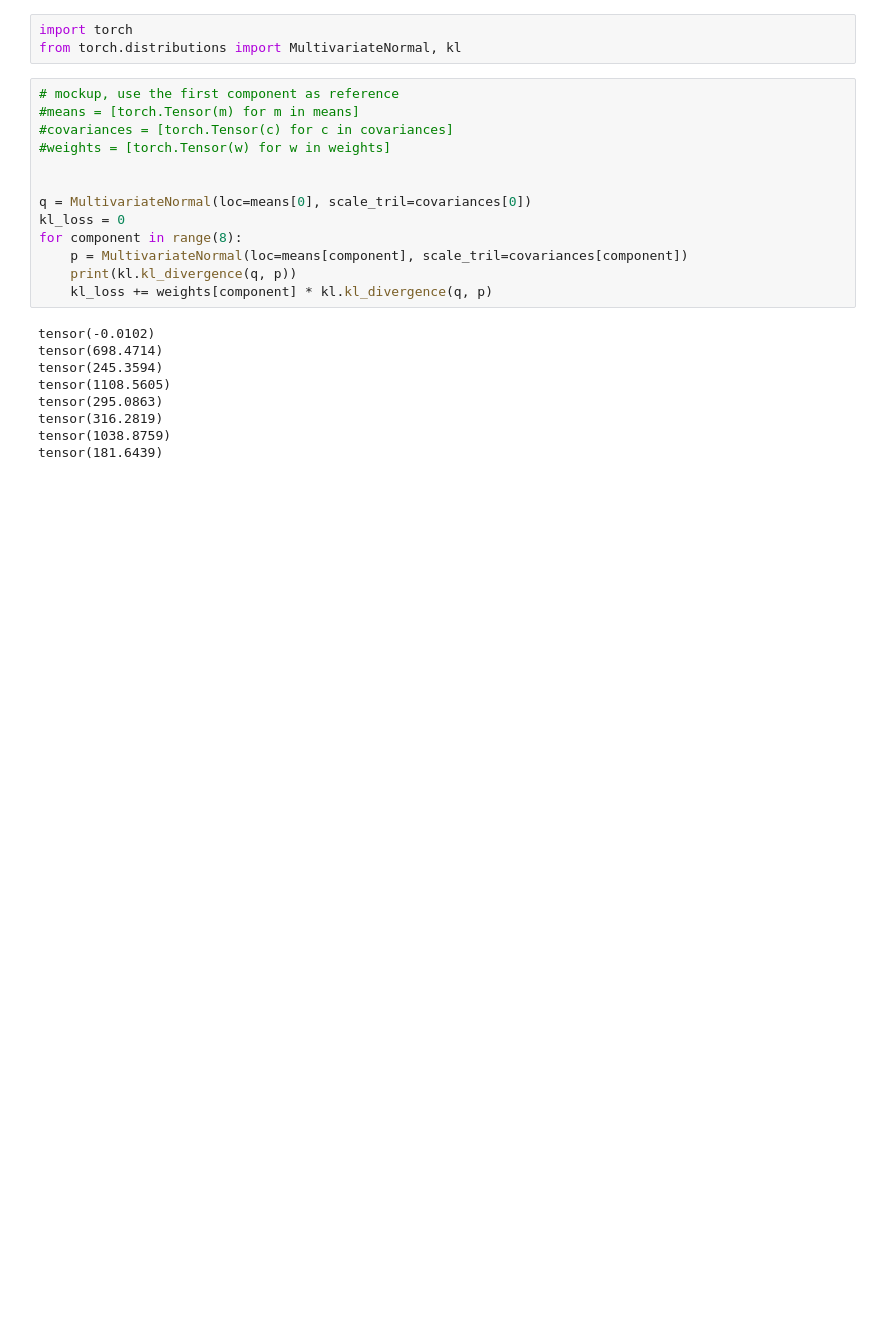
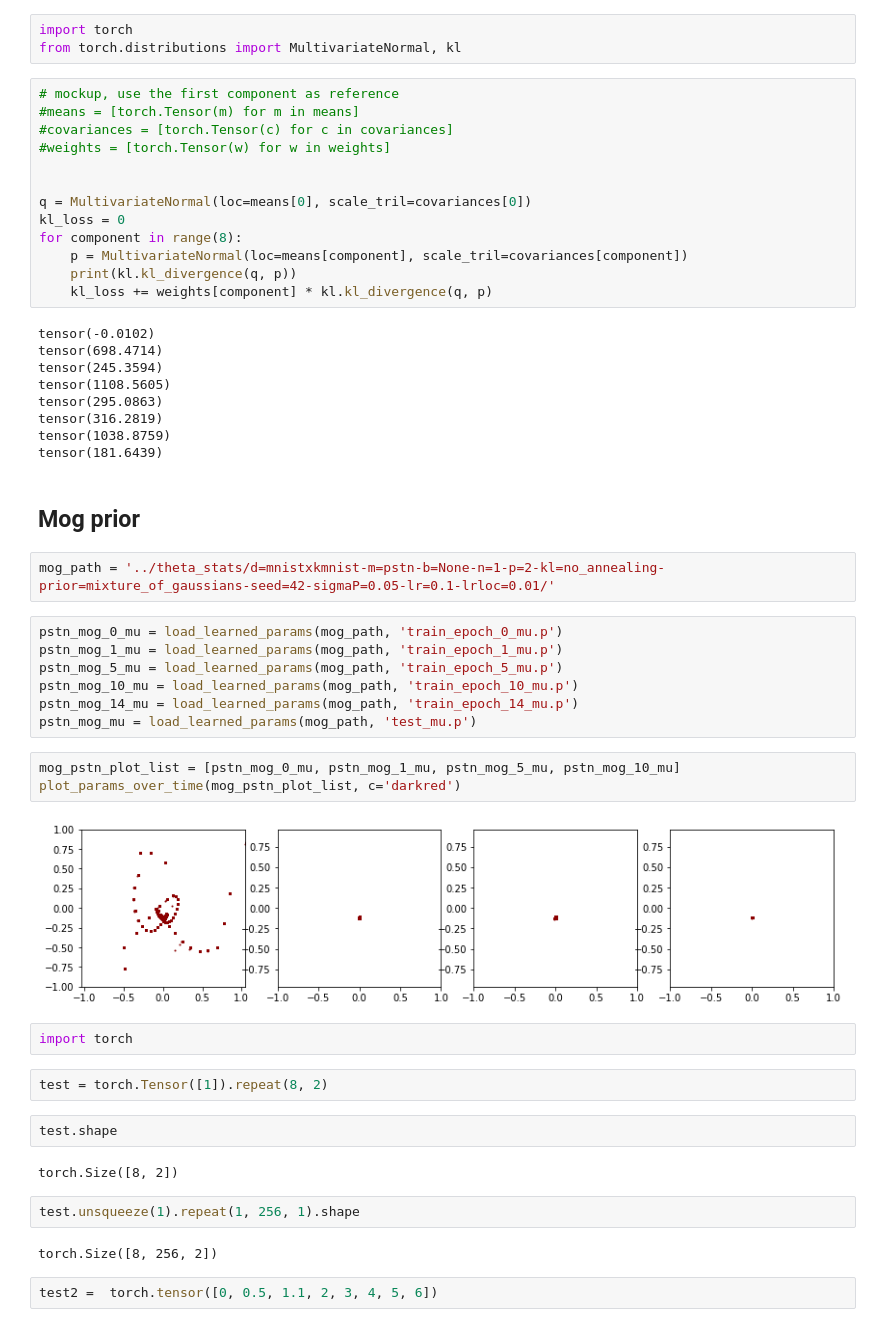
Before and after one commit to FrederikWarburg/pSTN-baselines, a Jupyter notebook: notebooks/25_05_recover_thetas.ipynb, the cells around one changed output. Drawn from its saved outputs; the diff is of its cells as text; blank space fills up the shorter version.

```diff
--- a/notebooks/25_05_recover_thetas.ipynb
+++ b/notebooks/25_05_recover_thetas.ipynb
@@ -223,3 +161,33 @@ tensor(295.0863)
 tensor(316.2819)
 tensor(1038.8759)
 tensor(181.6439)
+# %% [markdown]
+## Mog prior
+# %%
+mog_path = '../theta_stats/d=mnistxkmnist-m=pstn-b=None-n=1-p=2-kl=no_annealing-prior=mixture_of_gaussians-seed=42-sigmaP=0.05-lr=0.1-lrloc=0.01/'
+# %%
+pstn_mog_0_mu = load_learned_params(mog_path, 'train_epoch_0_mu.p')
+pstn_mog_1_mu = load_learned_params(mog_path, 'train_epoch_1_mu.p')
+pstn_mog_5_mu = load_learned_params(mog_path, 'train_epoch_5_mu.p')
+pstn_mog_10_mu = load_learned_params(mog_path, 'train_epoch_10_mu.p')
+pstn_mog_14_mu = load_learned_params(mog_path, 'train_epoch_14_mu.p')
+pstn_mog_mu = load_learned_params(mog_path, 'test_mu.p')
+# %%
+mog_pstn_plot_list = [pstn_mog_0_mu, pstn_mog_1_mu, pstn_mog_5_mu, pstn_mog_10_mu]
+plot_params_over_time(mog_pstn_plot_list, c='darkred')
+# %% [output]
+[figure, added]
+# %%
+import torch
+# %%
+test = torch.Tensor([1]).repeat(8, 2)
+# %%
+test.shape
+# %% [output]
+torch.Size([8, 2])
+# %%
+test.unsqueeze(1).repeat(1, 256, 1).shape
+# %% [output]
+torch.Size([8, 256, 2])
+# %%
+test2 =  torch.tensor([0, 0.5, 1.1, 2, 3, 4, 5, 6])
```
Also changed, not shown: parts of 25 cells of this notebook.
